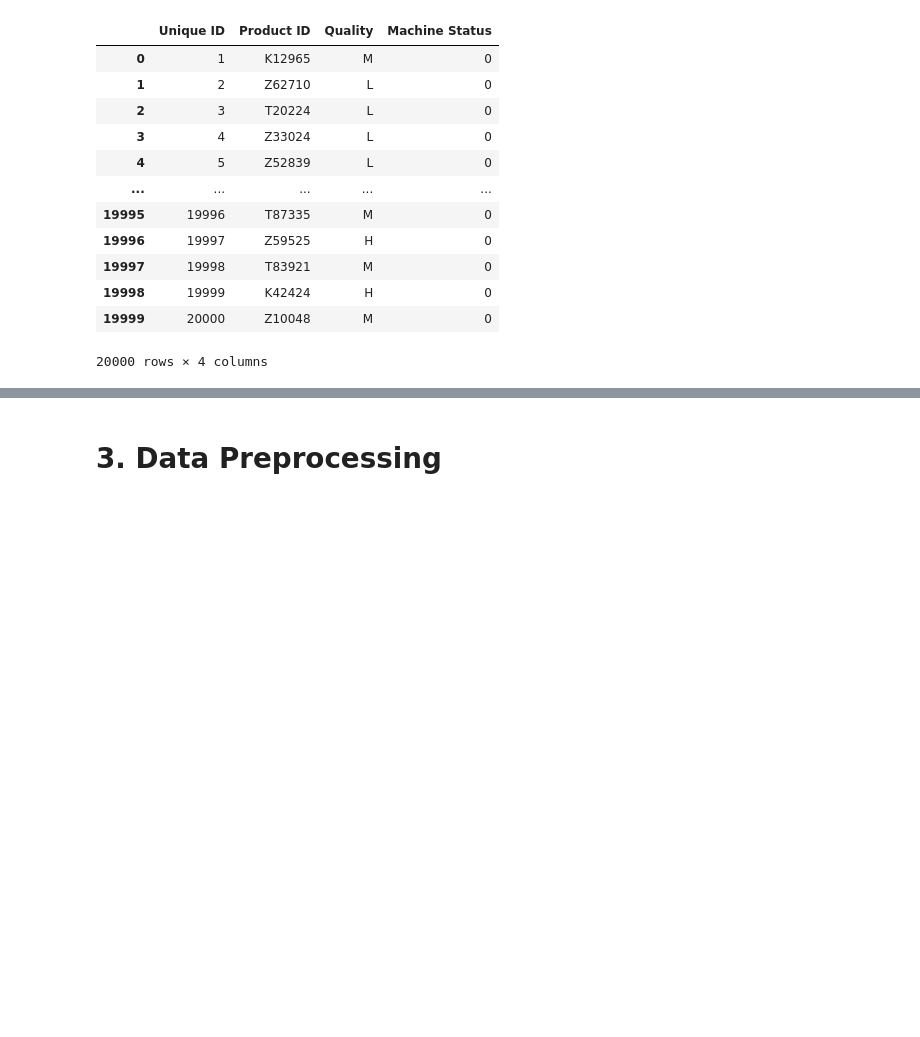
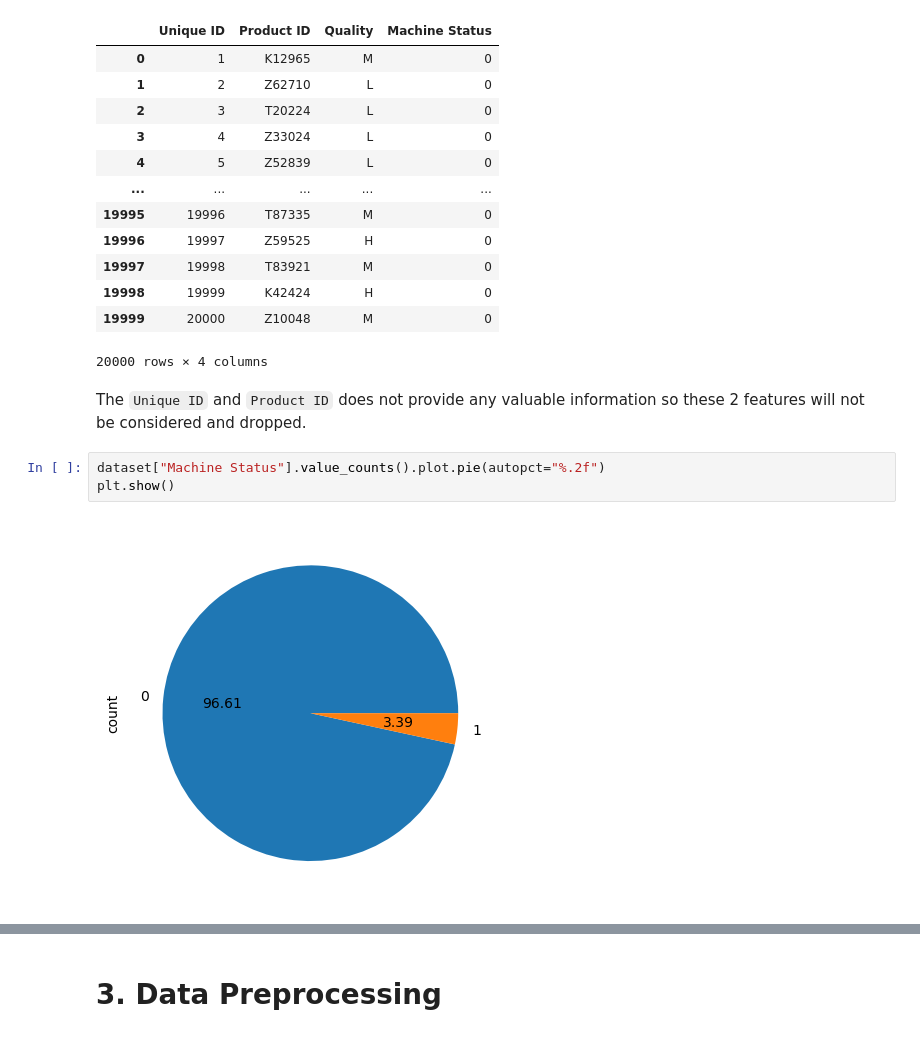
Before and after one commit to Mrkcuz-21/Predicting-Factory-Machine-Status-ML-Project, a Jupyter notebook: Predicting_Factory_Machine_Status_ML.ipynb, the cells around one changed output, grey strips where cells are left out. Saved outputs shown, nothing was run; the diff lists cells and outputs as text; blank space fills up the shorter version.

```diff
--- a/Predicting_Factory_Machine_Status_ML.ipynb
+++ b/Predicting_Factory_Machine_Status_ML.ipynb
@@ -229,3 +229,10 @@ dataset[['Unique ID', 'Product ID', 'Quality', 'Machine Status']]
 | 19998 | 19999 | K42424 | H | 0 |
 | 19999 | 20000 | Z10048 | M | 0 |
 20000 rows × 4 columns
+# %% [markdown]
+The `Unique ID` and `Product ID` does not provide any valuable information so these 2 features will not be considered and dropped.
+# %%
+dataset["Machine Status"].value_counts().plot.pie(autopct="%.2f")
+plt.show()
+# %% [output]
+[figure, added]
```
Also changed, not shown: parts of 3 cells of this notebook.
